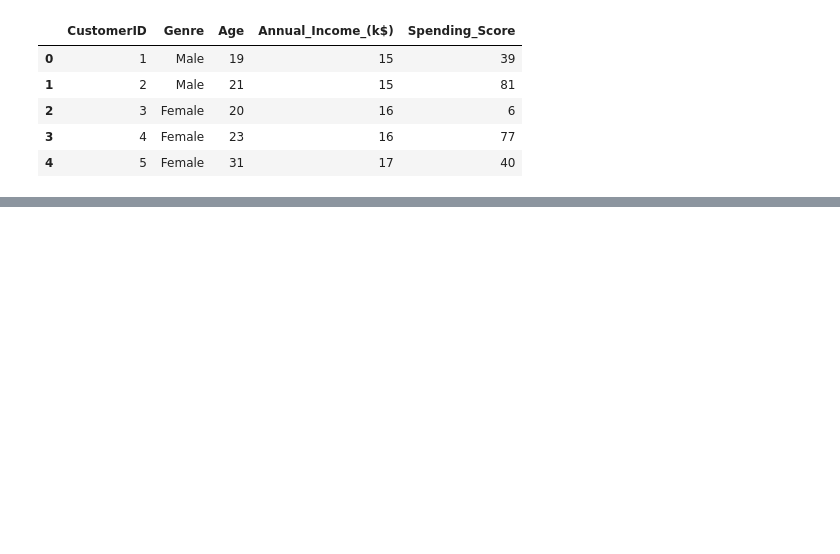
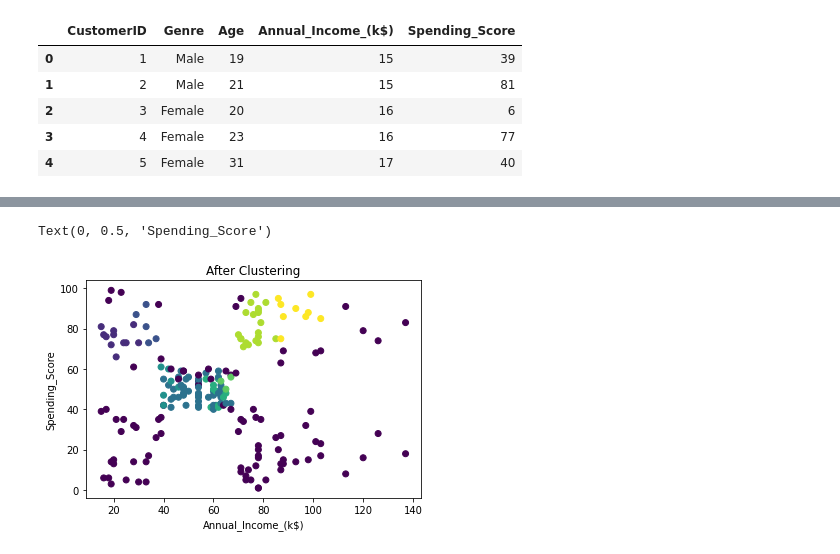
Before and after one commit to Amol1905/Machine-Learning, a Jupyter notebook: Unsupervised/Clustering/DBSCAN.ipynb, the cells around one changed output, grey strips where cells are left out. Cells and saved outputs as stored; diff of their text form; code cells hidden in the pictures; blank space fills up the shorter version.

```diff
--- a/Unsupervised/Clustering/DBSCAN.ipynb
+++ b/Unsupervised/Clustering/DBSCAN.ipynb
@@ -48,0 +115,9 @@ model.labels_
+# %%
+plt.scatter(df['Annual_Income_(k$)'],df['Spending_Score'],c = model.labels_)
+plt.title('After Clustering')
+
+plt.xlabel('Annual_Income_(k$)')
+plt.ylabel('Spending_Score')
+# %% [output]
+Text(0, 0.5, 'Spending_Score')
+[figure, added]
```
Also changed, not shown: parts of 15 cells of this notebook.
